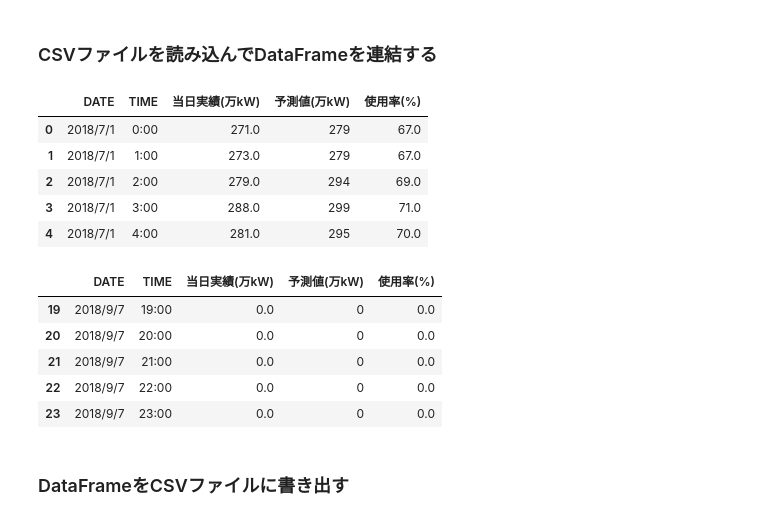
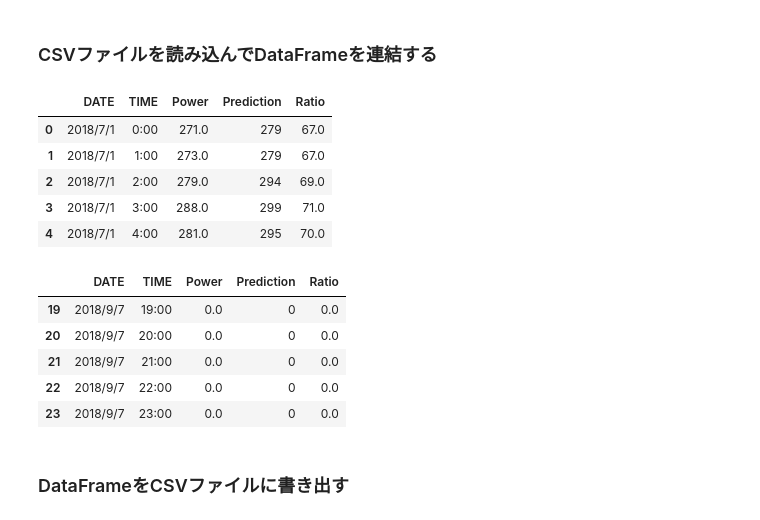
Before and after one commit to tkhrmeme/HepcoPowerUsage, a Jupyter notebook: HepcoPowerUsage.ipynb, the cells around one changed output. Cells and saved outputs as stored; diff of their text form; code cells hidden in the pictures.

```diff
--- a/HepcoPowerUsage.ipynb
+++ b/HepcoPowerUsage.ipynb
@@ -35,13 +39,15 @@ print(len(csv_files))
 # %%
 import pandas as pd
 
 data = [pd.read_csv(file, encoding='shift_jis', skiprows=7, nrows=24, usecols=[0,1,2,3,4]) for file in csv_files]
 
 df = pd.concat(data)
 
+df.columns = ['DATE', 'TIME', 'Power', 'Prediction', 'Ratio']
+
 df.head()
 # %% [output]
-|  | DATE | TIME | 当日実績(万kW) | 予測値(万kW) | 使用率(%) |
+|  | DATE | TIME | Power | Prediction | Ratio |
 | 0 | 2018/7/1 | 0:00 | 271.0 | 279 | 67.0 |
 | 1 | 2018/7/1 | 1:00 | 273.0 | 279 | 67.0 |
 | 2 | 2018/7/1 | 2:00 | 279.0 | 294 | 69.0 |
@@ -50,7 +56,7 @@ df.head()
 # %%
 df.tail()
 # %% [output]
-|  | DATE | TIME | 当日実績(万kW) | 予測値(万kW) | 使用率(%) |
+|  | DATE | TIME | Power | Prediction | Ratio |
 | 19 | 2018/9/7 | 19:00 | 0.0 | 0 | 0.0 |
 | 20 | 2018/9/7 | 20:00 | 0.0 | 0 | 0.0 |
 | 21 | 2018/9/7 | 21:00 | 0.0 | 0 | 0.0 |
```
Also changed, not shown: parts of 8 cells of this notebook, 2 other files.
